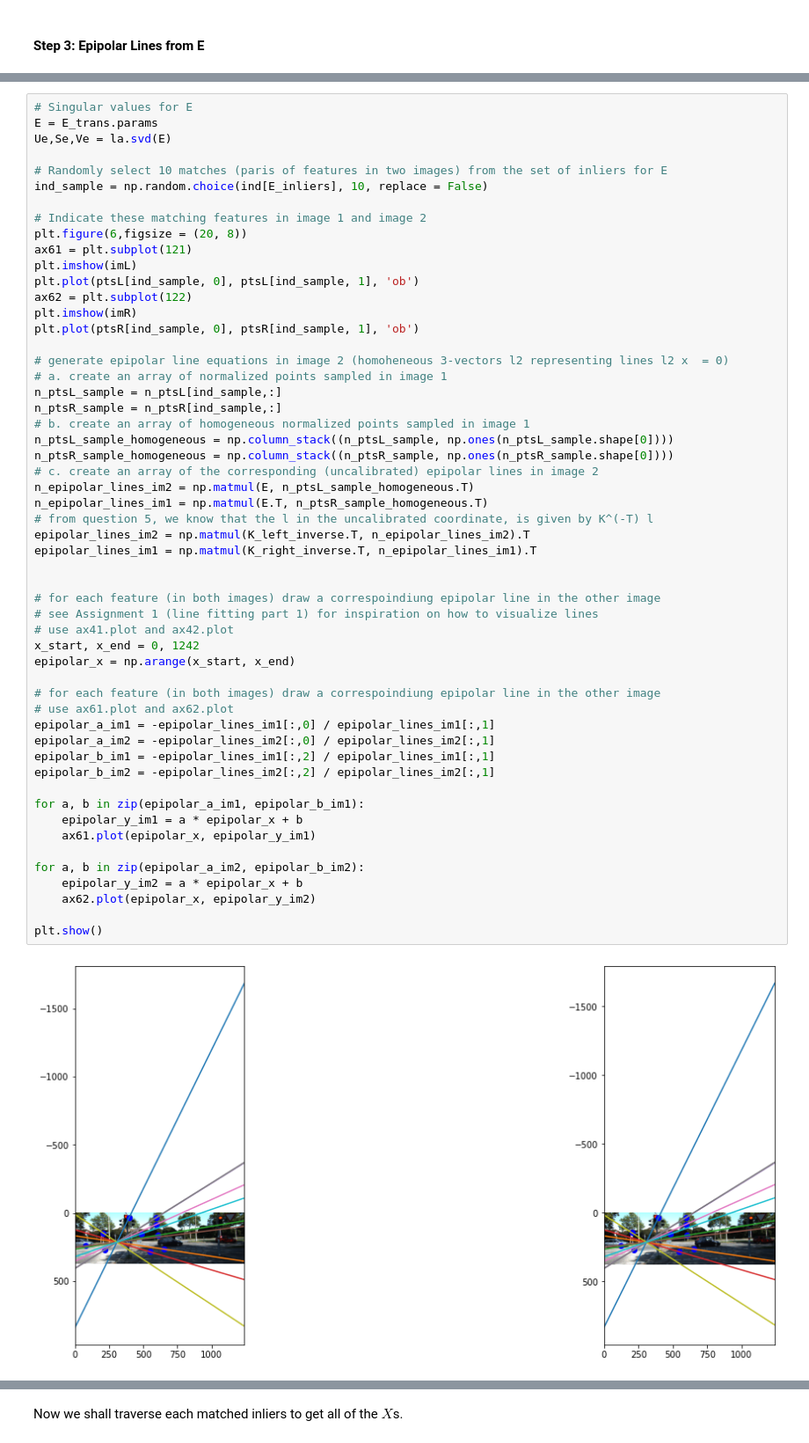
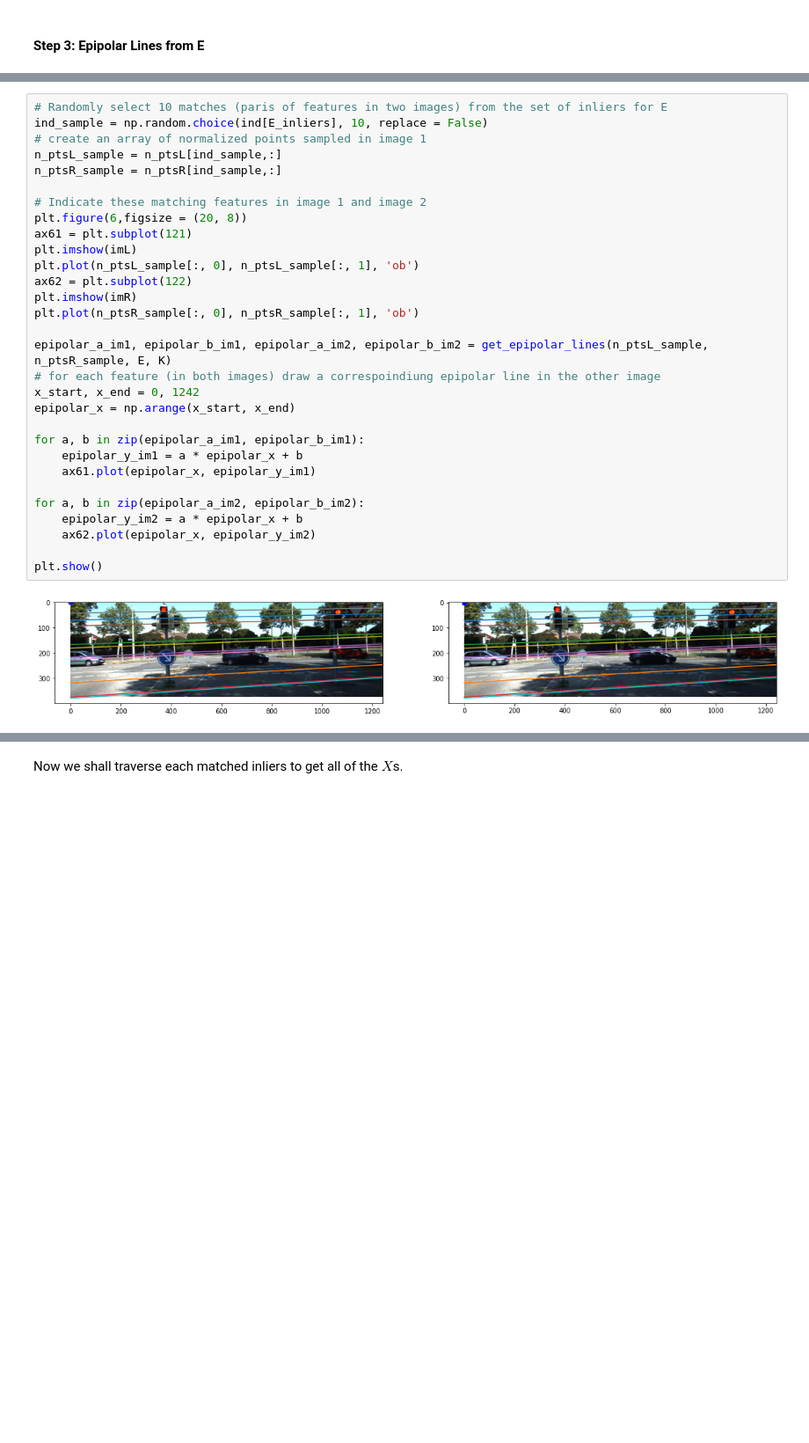
Before and after one commit to meixinzhang/rigid-moving-objects, a Jupyter notebook: rigid-moving-object.ipynb, the cells around one changed output, grey strips where cells are left out. Shown at 88% size. Drawn from its saved outputs; the diff is of its cells as text; blank space fills up the shorter version.

Commit message:
keep only useful parts from a2 and move all functions to a lib

```diff
--- a/rigid-moving-object.ipynb
+++ b/rigid-moving-object.ipynb
@@ -152,56 +153,32 @@ the number of inliers is 189
 # %%
-# Singular values for E
-E = E_trans.params
-Ue,Se,Ve = la.svd(E)
-
 # Randomly select 10 matches (paris of features in two images) from the set of inliers for E
 ind_sample = np.random.choice(ind[E_inliers], 10, replace = False)
+# create an array of normalized points sampled in image 1
+n_ptsL_sample = n_ptsL[ind_sample,:]
+n_ptsR_sample = n_ptsR[ind_sample,:]
 
 # Indicate these matching features in image 1 and image 2
 plt.figure(6,figsize = (20, 8))
 ax61 = plt.subplot(121)
 plt.imshow(imL)
-plt.plot(ptsL[ind_sample, 0], ptsL[ind_sample, 1], 'ob')
+plt.plot(n_ptsL_sample[:, 0], n_ptsL_sample[:, 1], 'ob')
 ax62 = plt.subplot(122)
 plt.imshow(imR)
-plt.plot(ptsR[ind_sample, 0], ptsR[ind_sample, 1], 'ob')
+plt.plot(n_ptsR_sample[:, 0], n_ptsR_sample[:, 1], 'ob')
 
-# generate epipolar line equations in image 2 (homoheneous 3-vectors l2 representing lines l2 x  = 0)
-# a. create an array of normalized points sampled in image 1
-n_ptsL_sample = n_ptsL[ind_sample,:]
-n_ptsR_sample = n_ptsR[ind_sample,:]
-# b. create an array of homogeneous normalized points sampled in image 1
-n_ptsL_sample_homogeneous = np.column_stack((n_ptsL_sample, np.ones(n_ptsL_sample.shape[0])))
-n_ptsR_sample_homogeneous = np.column_stack((n_ptsR_sample, np.ones(n_ptsR_sample.shape[0])))
-# c. create an array of the corresponding (uncalibrated) epipolar lines in image 2
-n_epipolar_lines_im2 = np.matmul(E, n_ptsL_sample_homogeneous.T)
-n_epipolar_lines_im1 = np.matmul(E.T, n_ptsR_sample_homogeneous.T)
-# from question 5, we know that the l in the uncalibrated coordinate, is given by K^(-T) l
-epipolar_lines_im2 = np.matmul(K_left_inverse.T, n_epipolar_lines_im2).T
-epipolar_lines_im1 = np.matmul(K_right_inverse.T, n_epipolar_lines_im1).T
-
-
+epipolar_a_im1, epipolar_b_im1, epipolar_a_im2, epipolar_b_im2 = get_epipolar_lines(n_ptsL_sample, n_ptsR_sample, E, K)
 # for each feature (in both images) draw a correspoindiung epipolar line in the other image
-# see Assignment 1 (line fitting part 1) for inspiration on how to visualize lines
-# use ax41.plot and ax42.plot
 x_start, x_end = 0, 1242
 epipolar_x = np.arange(x_start, x_end)
-
-# for each feature (in both images) draw a correspoindiung epipolar line in the other image
-# use ax61.plot and ax62.plot
-epipolar_a_im1 = -epipolar_lines_im1[:,0] / epipolar_lines_im1[:,1]
-epipolar_a_im2 = -epipolar_lines_im2[:,0] / epipolar_lines_im2[:,1]
-epipolar_b_im1 = -epipolar_lines_im1[:,2] / epipolar_lines_im1[:,1]
-epipolar_b_im2 = -epipolar_lines_im2[:,2] / epipolar_lines_im2[:,1]
 
 for a, b in zip(epipolar_a_im1, epipolar_b_im1):
     epipolar_y_im1 = a * epipolar_x + b
     ax61.plot(epipolar_x, epipolar_y_im1)
 
 for a, b in zip(epipolar_a_im2, epipolar_b_im2):
     epipolar_y_im2 = a * epipolar_x + b
     ax62.plot(epipolar_x, epipolar_y_im2)
 
 plt.show()
 # %% [output]
-[figure, old version]
+[figure, new version]
```
Also changed, not shown: parts of 18 cells of this notebook, 1 other file.
